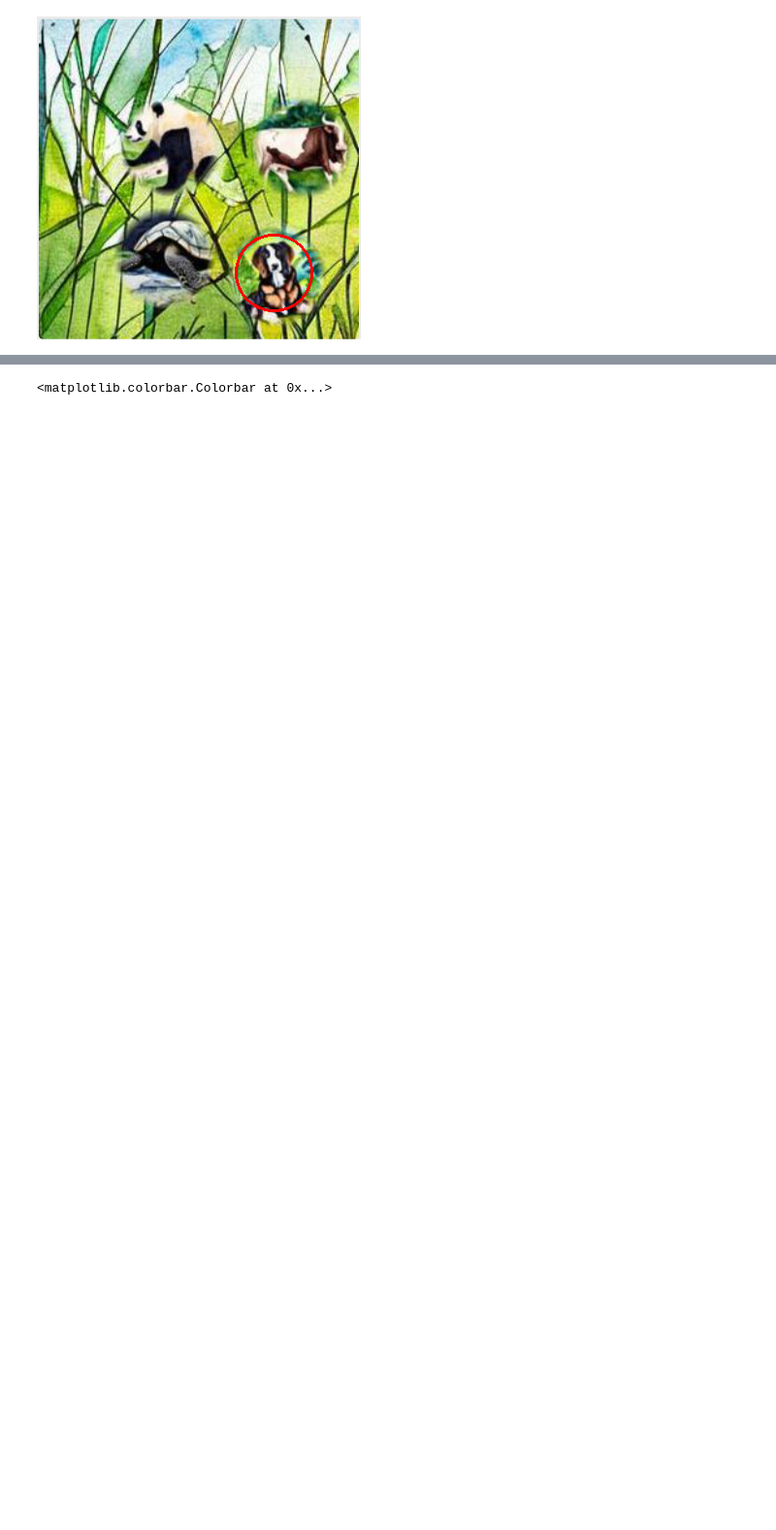
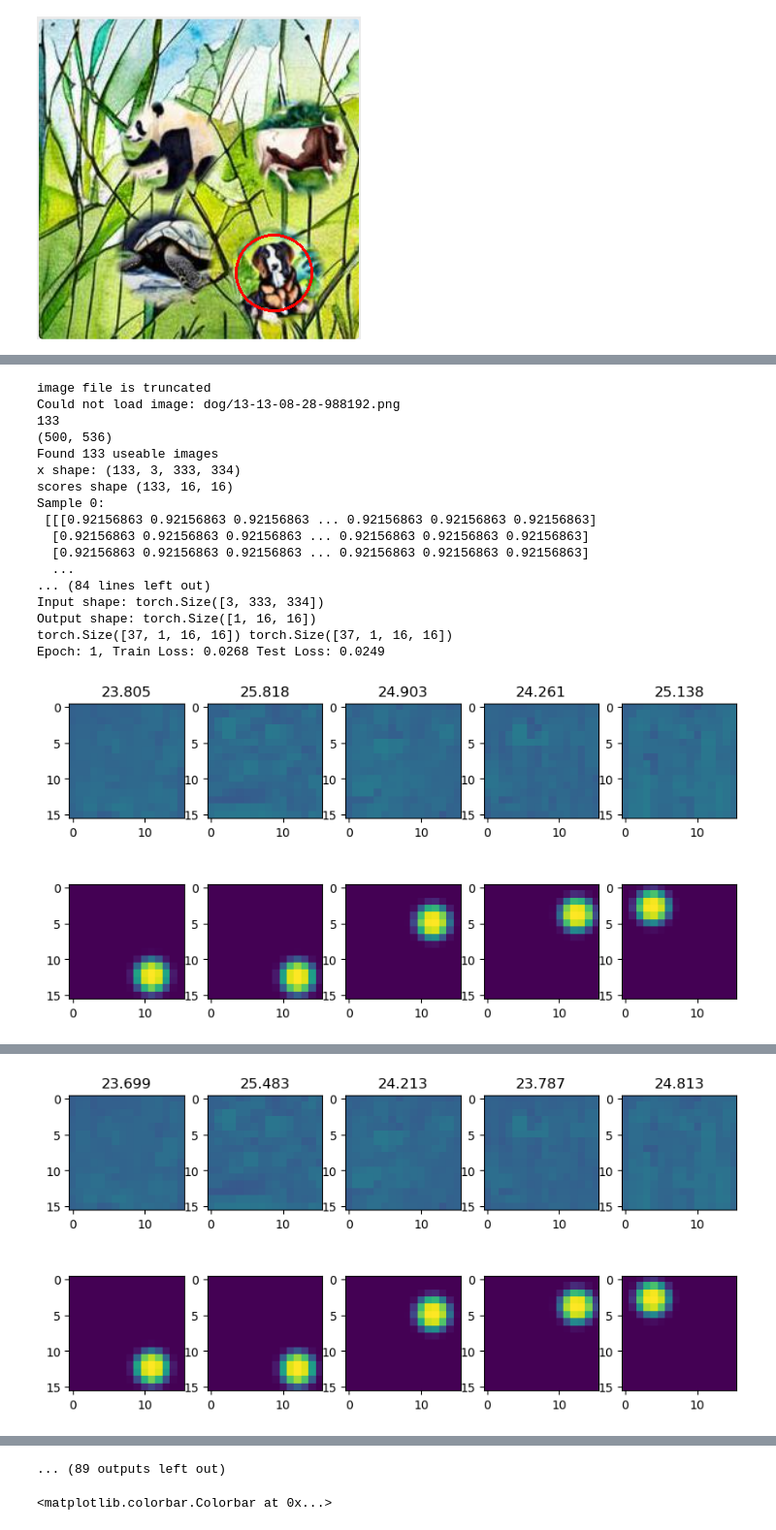
Before and after one commit to xTerradon/hcaptcha-solver, a Jupyter notebook: dev/v2solver/v2_main.ipynb, the cells around one changed output, grey strips where cells are left out. Shown at 97% size. Cells and saved outputs as stored; diff of their text form; code cells hidden in the pictures; blank space fills up the shorter version.

```diff
--- a/dev/v2solver/v2_main.ipynb
+++ b/dev/v2solver/v2_main.ipynb
@@ -102,0 +101,23 @@ KeyboardInterrupt:
+# %%
+%run v2_training_classes
+model = Model_Training(16)
+model.train(db2, epochs=50)
+# %% [output]
+image file is truncated
+Could not load image: dog/13-13-08-28-988192.png
+133
+(500, 536)
+Found 133 useable images
+x shape: (133, 3, 333, 334)
+scores shape (133, 16, 16)
+Sample 0:
+ [[[0.92156863 0.92156863 0.92156863 ... 0.92156863 0.92156863 0.92156863]
+  [0.92156863 0.92156863 0.92156863 ... 0.92156863 0.92156863 0.92156863]
+  [0.92156863 0.92156863 0.92156863 ... 0.92156863 0.92156863 0.92156863]
+  ...
+... (84 lines left out)
+Input shape: torch.Size([3, 333, 334])
+Output shape: torch.Size([1, 16, 16])
+torch.Size([37, 1, 16, 16]) torch.Size([37, 1, 16, 16])
+Epoch: 1, Train Loss: 0.0268 Test Loss: 0.0249
+[figure, added]
@@ -102,0 +126 @@ KeyboardInterrupt:
+[figure, added]
@@ -103,3 +139,4 @@ KeyboardInterrupt:
+... (89 outputs left out)
 # %%
 inputs = np.linspace(0,1,100)
 xx, yy = np.meshgrid(inputs, inputs)
```
Also changed, not shown: parts of 10 cells of this notebook, 3 other files.
